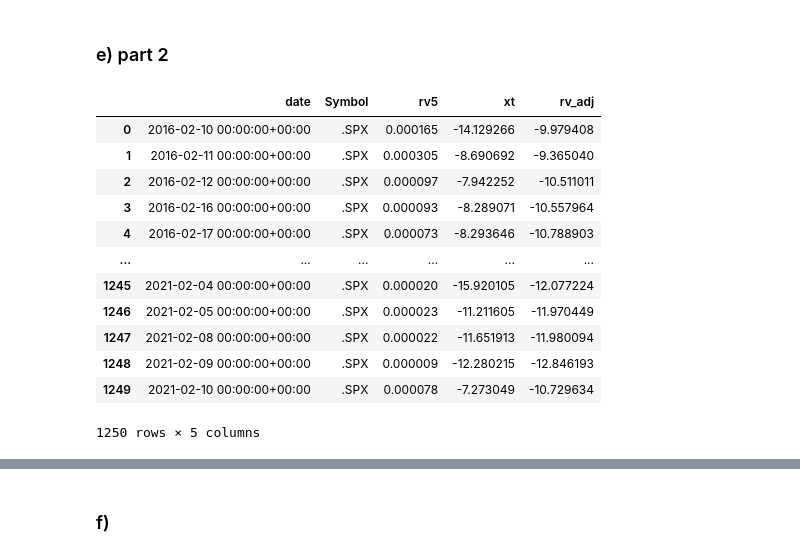
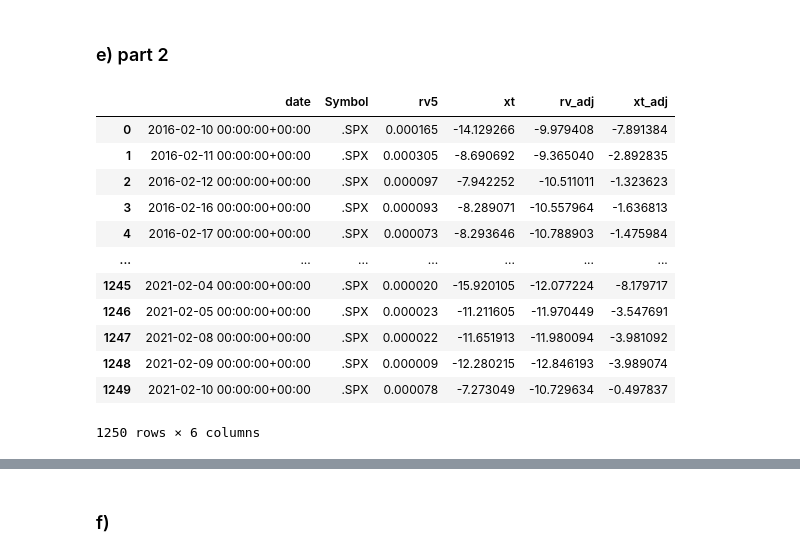
Before and after one commit to siemfenne/timeseriesmodels-vu, a Jupyter notebook: part2.ipynb, the cells around one changed output, grey strips where cells are left out. Cells and saved outputs as stored; diff of their text form; code cells hidden in the pictures.

```diff
--- a/part2.ipynb
+++ b/part2.ipynb
@@ -12,7 +12,7 @@ matplotlib.rc('ytick', labelsize=16)
 # %% [markdown]
 ### a)
 # %%
-df = pd.read_excel("sv.xlsx")
+df = pd.read_excel("data/sv.xlsx")
 df.head()
 # %% [output]
 |  | GBPUSD |
@@ -328,25 +328,29 @@ plt.show()
 # %% [markdown]
 ### e) part 2
 # %%
-df_rv = pd.read_csv('realized_volatility.csv')
+df_rv = pd.read_csv('data/realized_volatility.csv')
 df_rv = df_rv[(df_rv['Symbol'] == '.SPX')].reset_index(drop=True)
 df_rv['date'] = pd.to_datetime(df_rv['date'])
 df_rv = df_rv[df_rv.date >= pd.to_datetime('2016-02-10 00:00:00+00:00')].reset_index(drop=True)
 df_rv = df_rv[['date', 'Symbol', 'rv5']]
 df_rv['xt'] = df_tick['xt']
 df_rv['rv_adj'] = np.log(df_rv['rv5']) - 1.27
+df_kf_1 = kalman_filter(res_e.x, df_rv['xt'])
+df_kf_2 = kalman_filter(res_e.x, df_rv['rv_adj'])
+beta = (sum(df_kf_2.v * df_kf_1.F**-1  * df_kf_2.v))**-1 * sum(df_kf_2.v * (df_kf_1.F**-1) * df_kf_1.v)
+df_rv['xt_adj'] = df_rv['xt'] - beta * np.log(df_rv['rv5'])
 df_rv
 # %% [output]
-|  | date | Symbol | rv5 | xt | rv_adj |
-| 0 | 2016-02-10 00:00:00+00:00 | .SPX | 0.000165 | -14.129266 | -9.979408 |
-| 1 | 2016-02-11 00:00:00+00:00 | .SPX | 0.000305 | -8.690692 | -9.365040 |
-| 2 | 2016-02-12 00:00:00+00:00 | .SPX | 0.000097 | -7.942252 | -10.511011 |
-| 3 | 2016-02-16 00:00:00+00:00 | .SPX | 0.000093 | -8.289071 | -10.557964 |
-| 4 | 2016-02-17 00:00:00+00:00 | .SPX | 0.000073 | -8.293646 | -10.788903 |
-| ... | ... | ... | ... | ... | ... |
-| 1245 | 2021-02-04 00:00:00+00:00 | .SPX | 0.000020 | -15.920105 | -12.077224 |
-| 1246 | 2021-02-05 00:00:00+00:00 | .SPX | 0.000023 | -11.211605 | -11.970449 |
-| 1247 | 2021-02-08 00:00:00+00:00 | .SPX | 0.000022 | -11.651913 | -11.980094 |
-| 1248 | 2021-02-09 00:00:00+00:00 | .SPX | 0.000009 | -12.280215 | -12.846193 |
-| 1249 | 2021-02-10 00:00:00+00:00 | .SPX | 0.000078 | -7.273049 | -10.729634 |
+|  | date | Symbol | rv5 | xt | rv_adj | xt_adj |
+| 0 | 2016-02-10 00:00:00+00:00 | .SPX | 0.000165 | -14.129266 | -9.979408 | -7.891384 |
+| 1 | 2016-02-11 00:00:00+00:00 | .SPX | 0.000305 | -8.690692 | -9.365040 | -2.892835 |
+| 2 | 2016-02-12 00:00:00+00:00 | .SPX | 0.000097 | -7.942252 | -10.511011 | -1.323623 |
+| 3 | 2016-02-16 00:00:00+00:00 | .SPX | 0.000093 | -8.289071 | -10.557964 | -1.636813 |
+| 4 | 2016-02-17 00:00:00+00:00 | .SPX | 0.000073 | -8.293646 | -10.788903 | -1.475984 |
+| ... | ... | ... | ... | ... | ... | ... |
+| 1245 | 2021-02-04 00:00:00+00:00 | .SPX | 0.000020 | -15.920105 | -12.077224 | -8.179717 |
+| 1246 | 2021-02-05 00:00:00+00:00 | .SPX | 0.000023 | -11.211605 | -11.970449 | -3.547691 |
+| 1247 | 2021-02-08 00:00:00+00:00 | .SPX | 0.000022 | -11.651913 | -11.980094 | -3.981092 |
+| 1248 | 2021-02-09 00:00:00+00:00 | .SPX | 0.000009 | -12.280215 | -12.846193 | -3.989074 |
+| 1249 | 2021-02-10 00:00:00+00:00 | .SPX | 0.000078 | -7.273049 | -10.729634 | -0.497837 |
-1250 rows × 5 columns
+1250 rows × 6 columns
```
Also changed, not shown: parts of 6 cells of this notebook, 3 other files.
